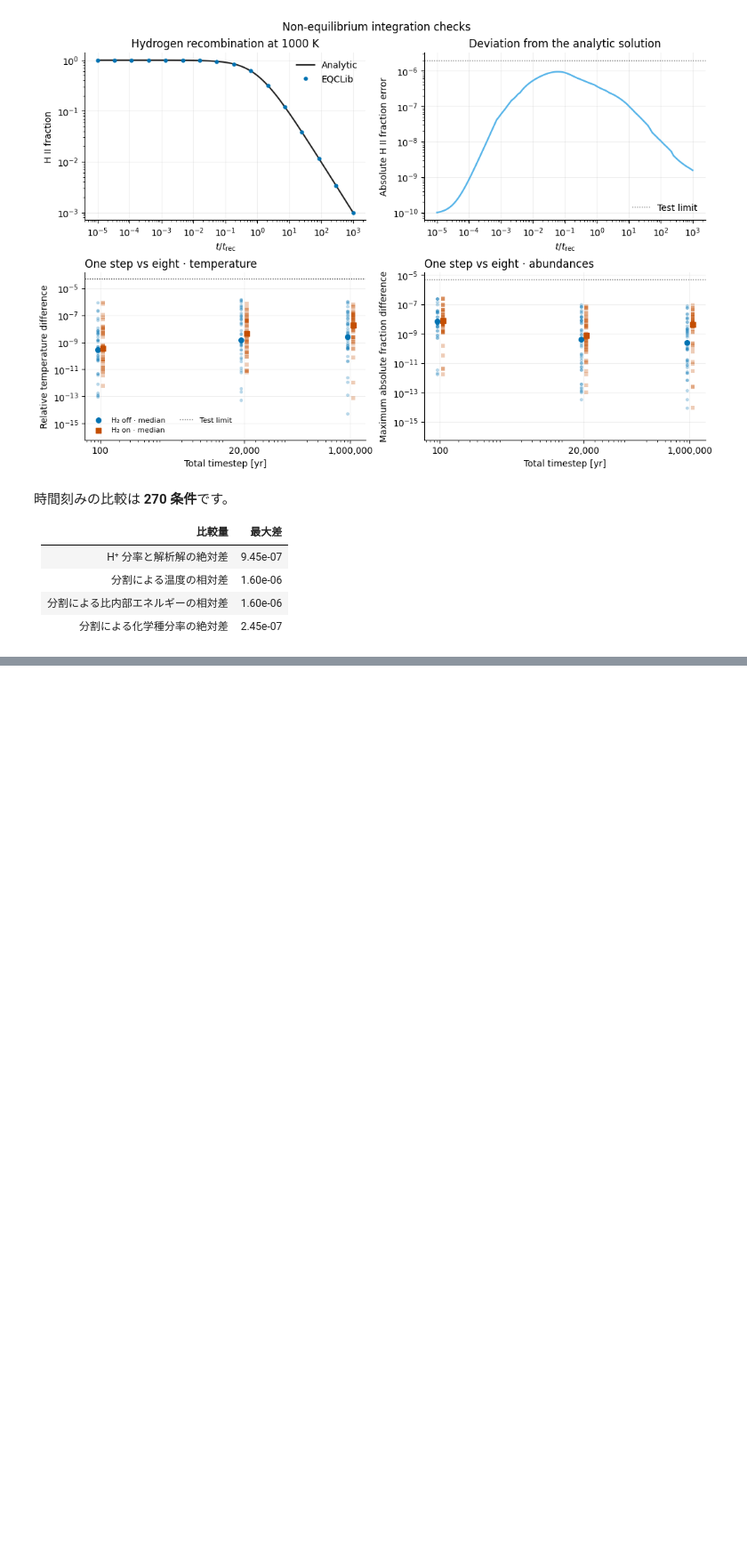
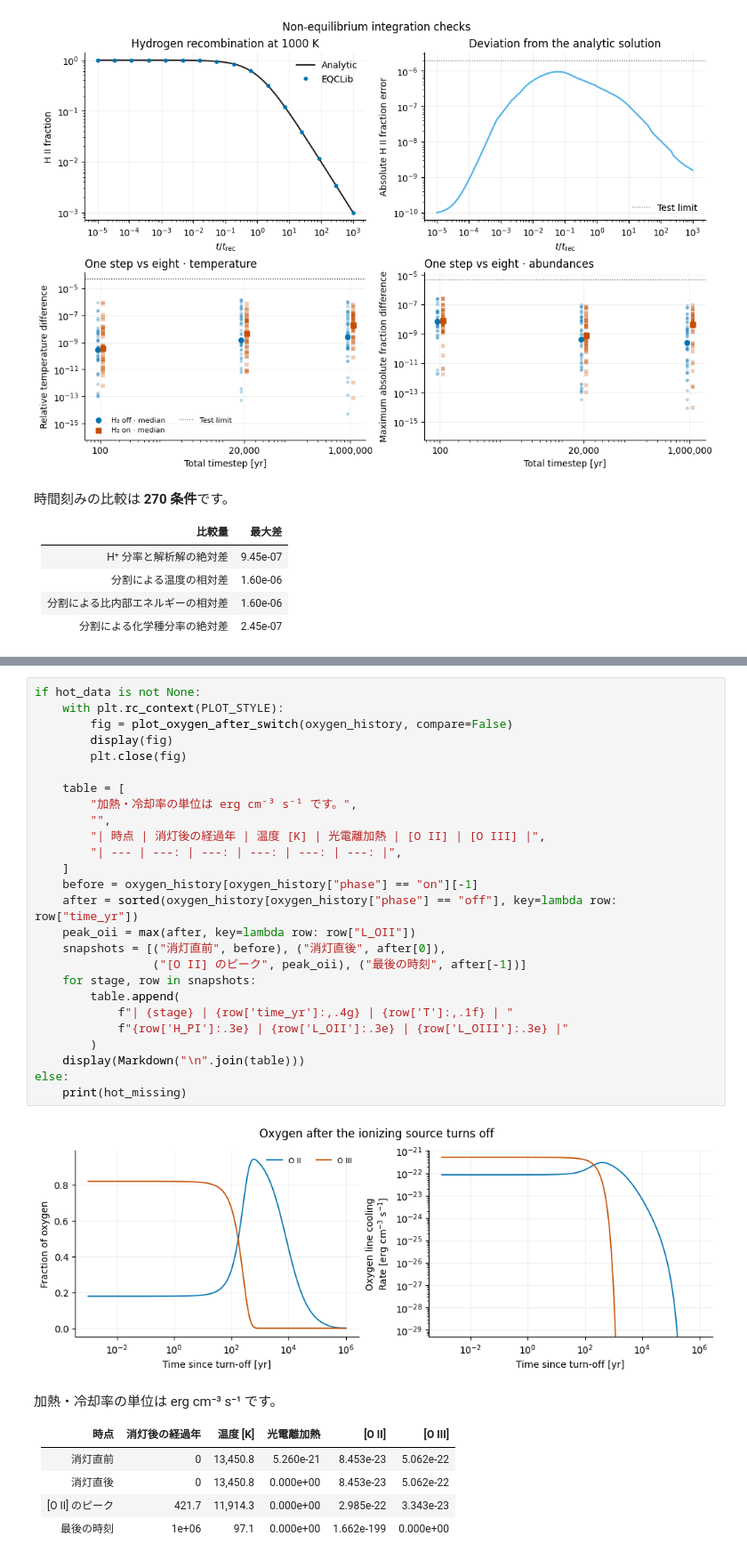
Before and after one commit to babajn/CEQLib, a Jupyter notebook: plot/PlotNonEquilibrium.ipynb, the cells around one changed output, grey strips where cells are left out. Shown at 89% size. Saved outputs shown, nothing was run; the diff lists cells and outputs as text; blank space fills up the shorter version.

```diff
--- a/plot/PlotNonEquilibrium.ipynb
+++ b/plot/PlotNonEquilibrium.ipynb
@@ -229,0 +307,36 @@ display(Markdown("\n".join(table)))
+# %%
+if hot_data is not None:
+    with plt.rc_context(PLOT_STYLE):
+        fig = plot_oxygen_after_switch(oxygen_history, compare=False)
+        display(fig)
+        plt.close(fig)
+
+    table = [
+        "加熱・冷却率の単位は erg cm⁻³ s⁻¹ です。",
+        "",
+        "| 時点 | 消灯後の経過年 | 温度 [K] | 光電離加熱 | [O II] | [O III] |",
+        "| --- | ---: | ---: | ---: | ---: | ---: |",
+    ]
+    before = oxygen_history[oxygen_history["phase"] == "on"][-1]
+    after = sorted(oxygen_history[oxygen_history["phase"] == "off"], key=lambda row: row["time_yr"])
+    peak_oii = max(after, key=lambda row: row["L_OII"])
+    snapshots = [("消灯直前", before), ("消灯直後", after[0]),
+                 ("[O II] のピーク", peak_oii), ("最後の時刻", after[-1])]
+    for stage, row in snapshots:
+        table.append(
+            f"| {stage} | {row['time_yr']:,.4g} | {row['T']:,.1f} | "
+            f"{row['H_PI']:.3e} | {row['L_OII']:.3e} | {row['L_OIII']:.3e} |"
+        )
+    display(Markdown("\n".join(table)))
+else:
+    print(hot_missing)
+# %% [output]
+[figure, added]
+加熱・冷却率の単位は erg cm⁻³ s⁻¹ です。
+
+| 時点 | 消灯後の経過年 | 温度 [K] | 光電離加熱 | [O II] | [O III] |
+| --- | ---: | ---: | ---: | ---: | ---: |
+| 消灯直前 | 0 | 13,450.8 | 5.260e-21 | 8.453e-23 | 5.062e-22 |
+| 消灯直後 | 0 | 13,450.8 | 0.000e+00 | 8.453e-23 | 5.062e-22 |
+| [O II] のピーク | 421.7 | 11,914.3 | 0.000e+00 | 2.985e-22 | 3.343e-23 |
+| 最後の時刻 | 1e+06 | 97.1 | 0.000e+00 | 1.662e-199 | 0.000e+00 |
```
Also changed, not shown: parts of 6 cells of this notebook, 12 other files.
